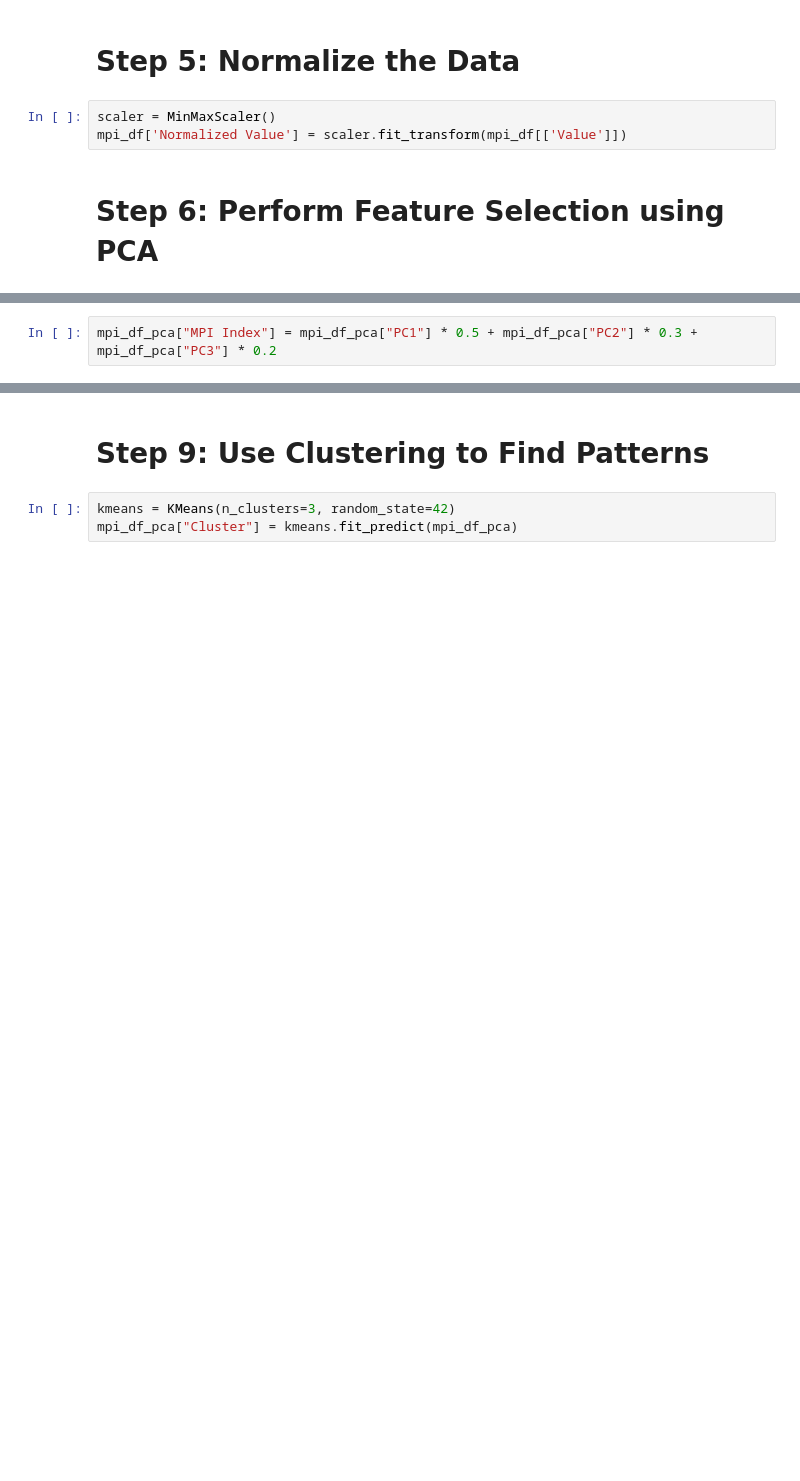
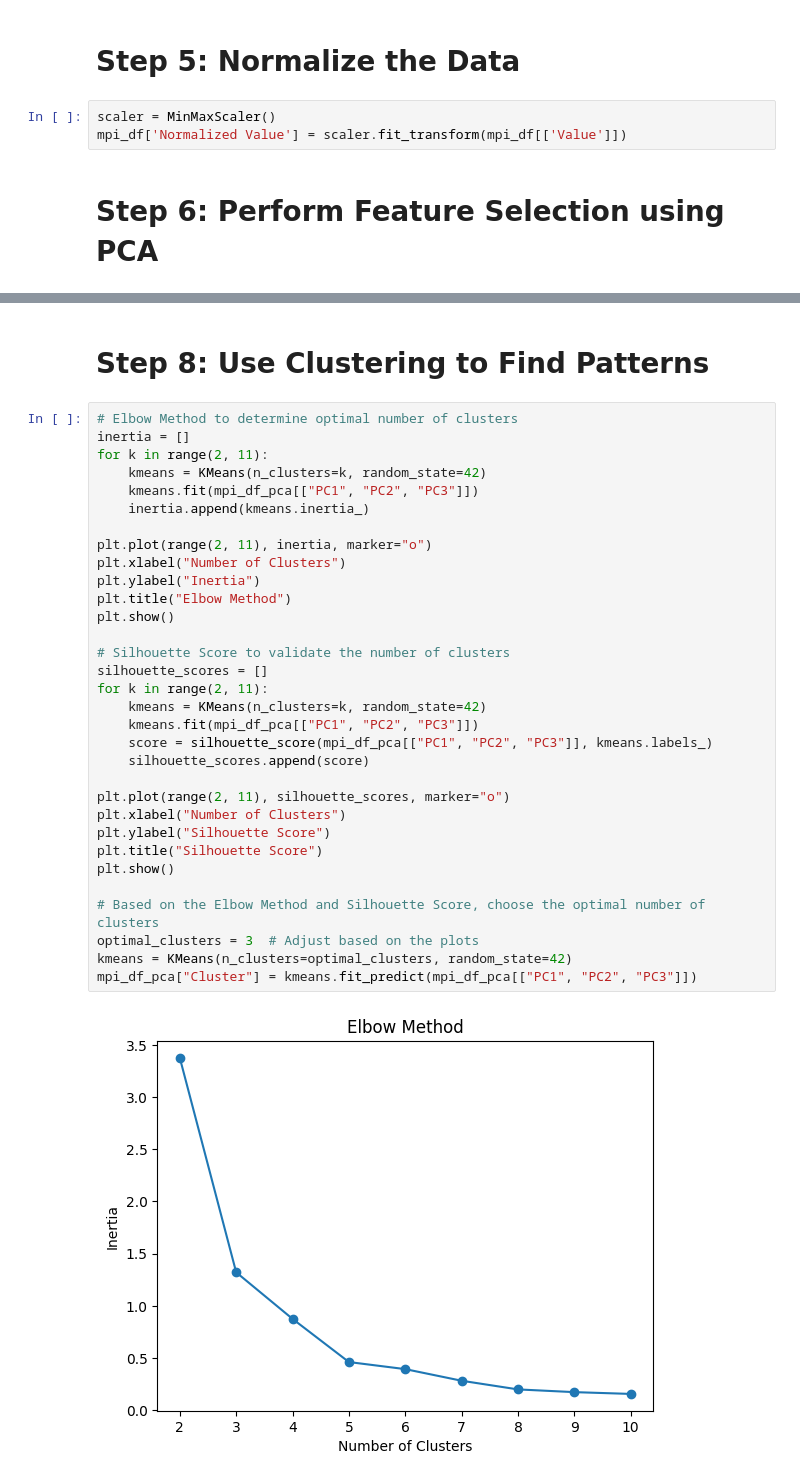
Before and after one commit to RhyChaw/cxc, a Jupyter notebook: SAPChallenge/SAPChallenge.ipynb, the cells around one changed output, grey strips where cells are left out. Cells and saved outputs as stored; diff of their text form; blank space fills up the shorter version.

```diff
--- a/SAPChallenge/SAPChallenge.ipynb
+++ b/SAPChallenge/SAPChallenge.ipynb
@@ -72,3 +122 @@ mpi_df_pca = pd.DataFrame(principal_components, index=pivot_df.dropna().index, c
-# %%
-mpi_df_pca["MPI Index"] = mpi_df_pca["PC1"] * 0.5 + mpi_df_pca["PC2"] * 0.3 + mpi_df_pca["PC3"] * 0.2
 # %% [markdown]
@@ -81,5 +131,36 @@ regressor.fit(X, y)
 # %% [markdown]
-# Step 9: Use Clustering to Find Patterns
+# Step 8: Use Clustering to Find Patterns
-# %%
-kmeans = KMeans(n_clusters=3, random_state=42)
-mpi_df_pca["Cluster"] = kmeans.fit_predict(mpi_df_pca)
+# %%
+# Elbow Method to determine optimal number of clusters
+inertia = []
+for k in range(2, 11):
+    kmeans = KMeans(n_clusters=k, random_state=42)
+    kmeans.fit(mpi_df_pca[["PC1", "PC2", "PC3"]])
+    inertia.append(kmeans.inertia_)
+
+plt.plot(range(2, 11), inertia, marker="o")
+plt.xlabel("Number of Clusters")
+plt.ylabel("Inertia")
+plt.title("Elbow Method")
+plt.show()
+
+# Silhouette Score to validate the number of clusters
+silhouette_scores = []
+for k in range(2, 11):
+    kmeans = KMeans(n_clusters=k, random_state=42)
+    kmeans.fit(mpi_df_pca[["PC1", "PC2", "PC3"]])
+    score = silhouette_score(mpi_df_pca[["PC1", "PC2", "PC3"]], kmeans.labels_)
+    silhouette_scores.append(score)
+
+plt.plot(range(2, 11), silhouette_scores, marker="o")
+plt.xlabel("Number of Clusters")
+plt.ylabel("Silhouette Score")
+plt.title("Silhouette Score")
+plt.show()
+
+# Based on the Elbow Method and Silhouette Score, choose the optimal number of clusters
+optimal_clusters = 3  # Adjust based on the plots
+kmeans = KMeans(n_clusters=optimal_clusters, random_state=42)
+mpi_df_pca["Cluster"] = kmeans.fit_predict(mpi_df_pca[["PC1", "PC2", "PC3"]])
+# %% [output]
+[figure, added]
```
Also changed, not shown: parts of 17 cells of this notebook.
